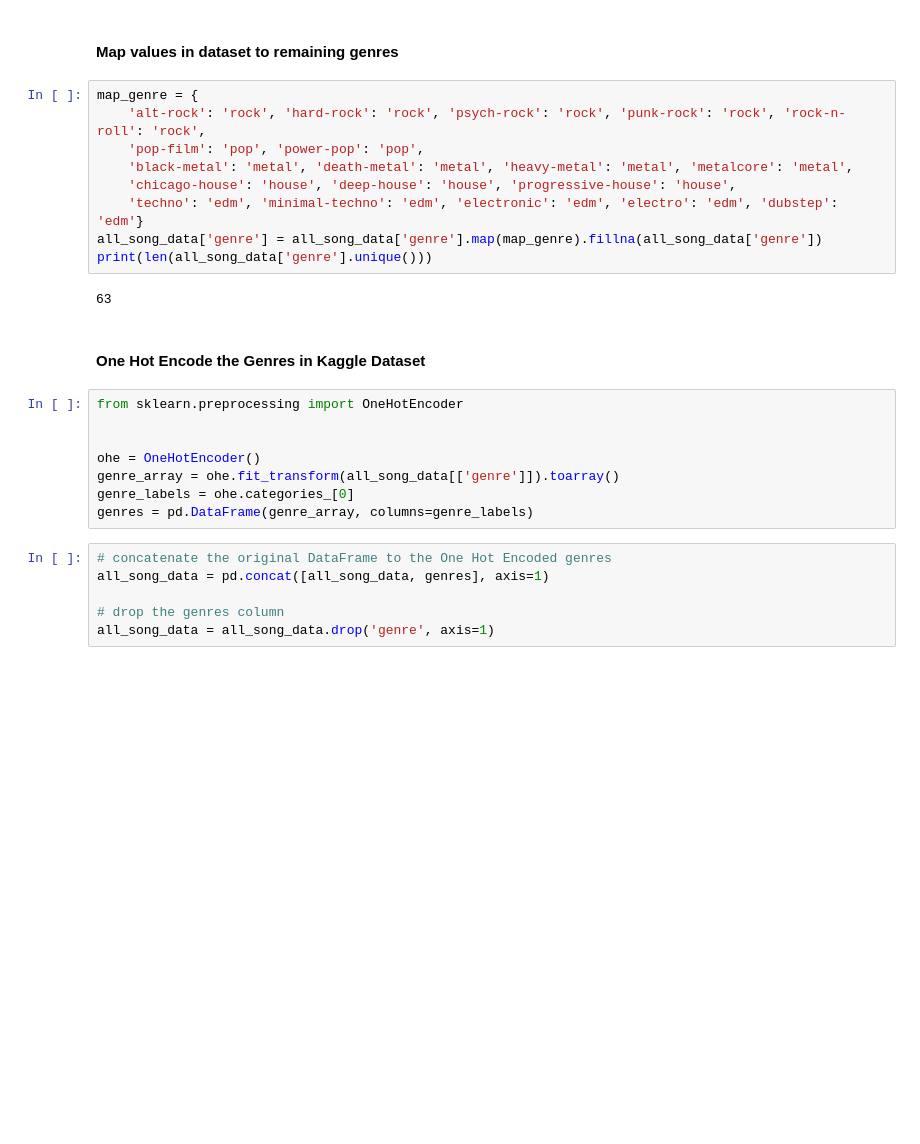
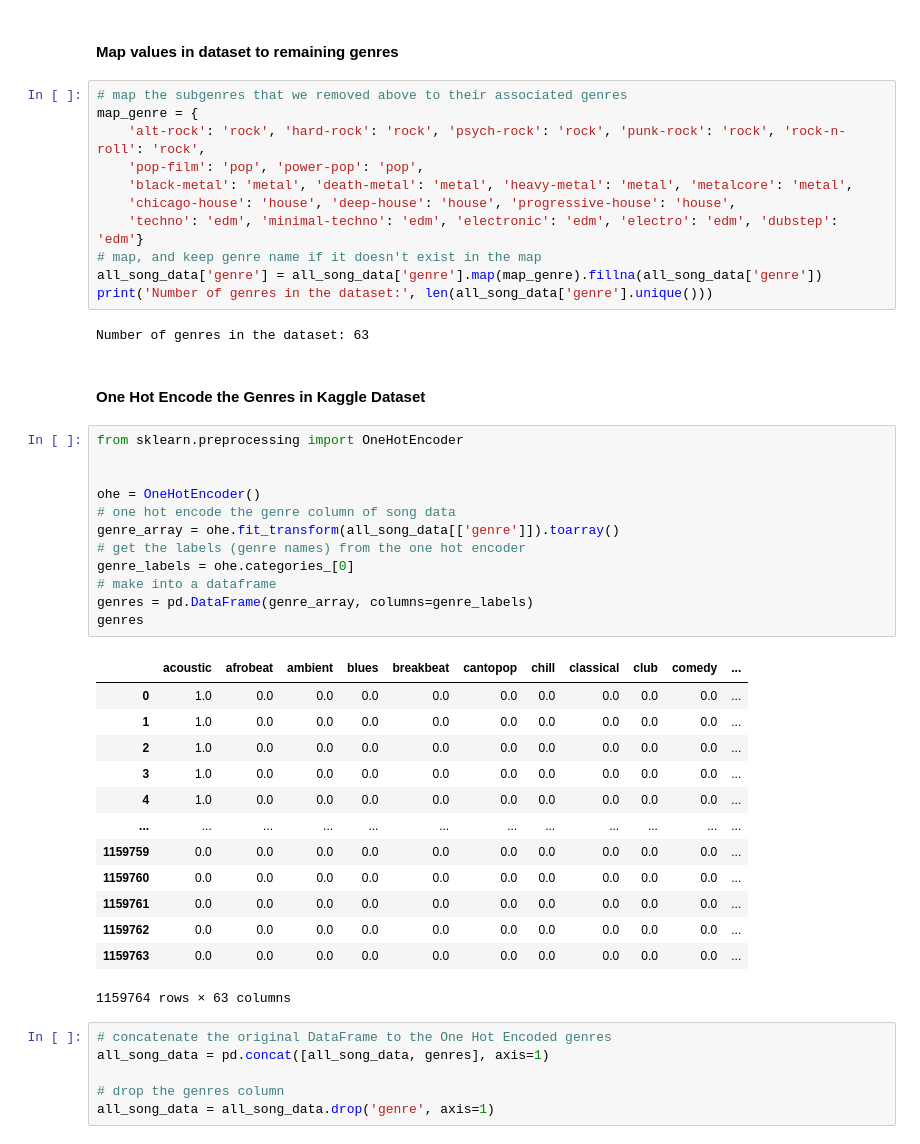
Before and after one commit to nesteajeff/Spotify-Recommender, a Jupyter notebook: main.ipynb, the cells around one changed output. Drawn from its saved outputs; the diff is of its cells as text; blank space fills up the shorter version.

```diff
--- a/main.ipynb
+++ b/main.ipynb
@@ -236,26 +233,46 @@ We've reduced the number of genres by 19.
 # %% [markdown]
 #### Map values in dataset to remaining genres
 # %%
+# map the subgenres that we removed above to their associated genres
 map_genre = {
     'alt-rock': 'rock', 'hard-rock': 'rock', 'psych-rock': 'rock', 'punk-rock': 'rock', 'rock-n-roll': 'rock',
     'pop-film': 'pop', 'power-pop': 'pop',
     'black-metal': 'metal', 'death-metal': 'metal', 'heavy-metal': 'metal', 'metalcore': 'metal',
     'chicago-house': 'house', 'deep-house': 'house', 'progressive-house': 'house',
     'techno': 'edm', 'minimal-techno': 'edm', 'electronic': 'edm', 'electro': 'edm', 'dubstep': 'edm'}
+# map, and keep genre name if it doesn't exist in the map
 all_song_data['genre'] = all_song_data['genre'].map(map_genre).fillna(all_song_data['genre'])
-print(len(all_song_data['genre'].unique()))
+print('Number of genres in the dataset:', len(all_song_data['genre'].unique()))
 # %% [output]
-63
+Number of genres in the dataset: 63
 # %% [markdown]
 #### One Hot Encode the Genres in Kaggle Dataset
 # %%
 from sklearn.preprocessing import OneHotEncoder
 
 
 ohe = OneHotEncoder()
+# one hot encode the genre column of song data
 genre_array = ohe.fit_transform(all_song_data[['genre']]).toarray()
+# get the labels (genre names) from the one hot encoder
 genre_labels = ohe.categories_[0]
+# make into a dataframe
 genres = pd.DataFrame(genre_array, columns=genre_labels)
+genres
+# %% [output]
+|  | acoustic | afrobeat | ambient | blues | breakbeat | cantopop | chill | classical | club | comedy | ... |
+| 0 | 1.0 | 0.0 | 0.0 | 0.0 | 0.0 | 0.0 | 0.0 | 0.0 | 0.0 | 0.0 | ... |
+| 1 | 1.0 | 0.0 | 0.0 | 0.0 | 0.0 | 0.0 | 0.0 | 0.0 | 0.0 | 0.0 | ... |
+| 2 | 1.0 | 0.0 | 0.0 | 0.0 | 0.0 | 0.0 | 0.0 | 0.0 | 0.0 | 0.0 | ... |
+| 3 | 1.0 | 0.0 | 0.0 | 0.0 | 0.0 | 0.0 | 0.0 | 0.0 | 0.0 | 0.0 | ... |
+| 4 | 1.0 | 0.0 | 0.0 | 0.0 | 0.0 | 0.0 | 0.0 | 0.0 | 0.0 | 0.0 | ... |
+| ... | ... | ... | ... | ... | ... | ... | ... | ... | ... | ... | ... |
+| 1159759 | 0.0 | 0.0 | 0.0 | 0.0 | 0.0 | 0.0 | 0.0 | 0.0 | 0.0 | 0.0 | ... |
+| 1159760 | 0.0 | 0.0 | 0.0 | 0.0 | 0.0 | 0.0 | 0.0 | 0.0 | 0.0 | 0.0 | ... |
+| 1159761 | 0.0 | 0.0 | 0.0 | 0.0 | 0.0 | 0.0 | 0.0 | 0.0 | 0.0 | 0.0 | ... |
+| 1159762 | 0.0 | 0.0 | 0.0 | 0.0 | 0.0 | 0.0 | 0.0 | 0.0 | 0.0 | 0.0 | ... |
+| 1159763 | 0.0 | 0.0 | 0.0 | 0.0 | 0.0 | 0.0 | 0.0 | 0.0 | 0.0 | 0.0 | ... |
+1159764 rows × 63 columns
 # %%
 # concatenate the original DataFrame to the One Hot Encoded genres
 all_song_data = pd.concat([all_song_data, genres], axis=1)
```
Also changed, not shown: parts of 7 cells of this notebook.
